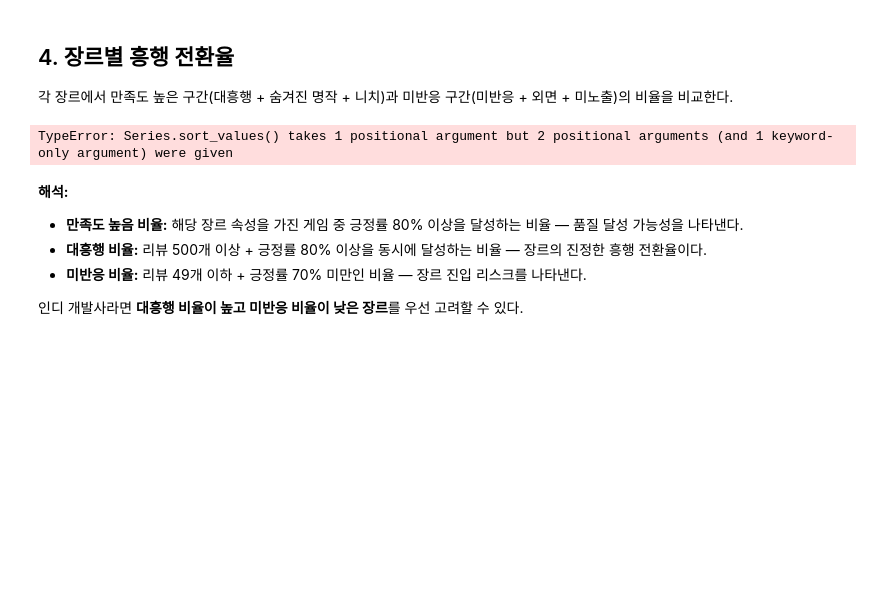
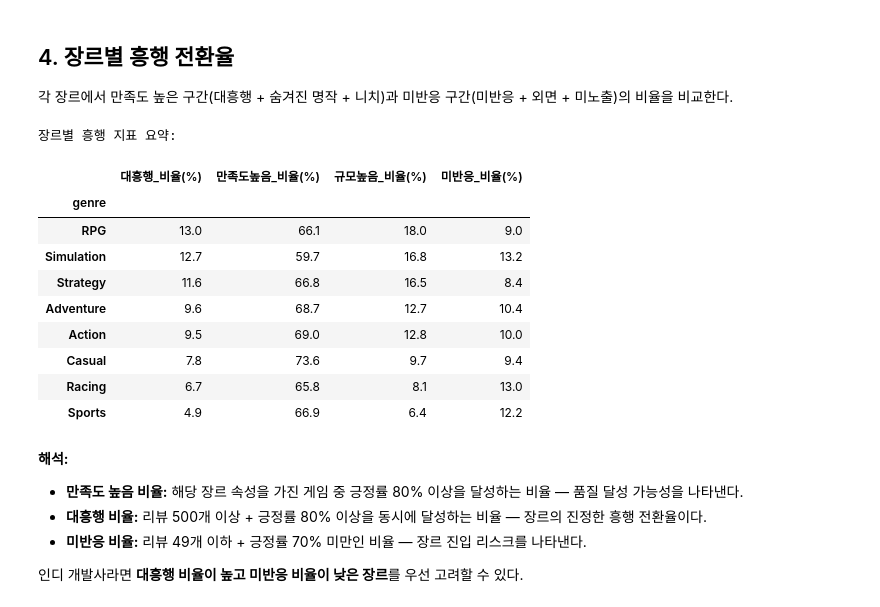
Before and after one commit to jinnyjinnyjinjin/steam-indie-game-analysis, a Jupyter notebook: src/notebooks/jin/05_genre_grade_risk.ipynb, the cells around one changed output. Drawn from its saved outputs; the diff is of its cells as text; code cells hidden in the pictures; blank space fills up the shorter version.

```diff
--- a/src/notebooks/jin/05_genre_grade_analysis.ipynb
+++ b/src/notebooks/jin/05_genre_grade_risk.ipynb
@@ -234,25 +234,36 @@ fig.show()
 # %%
 # 규모 기준 구간 분류
 HIGH_SCALE = ['high_high', 'high_mid', 'high_low']  # 규모 높음 (리뷰 500개 이상)
 MID_SCALE  = ['mid_high',  'mid_mid',  'mid_low']   # 규모 중간
 LOW_SCALE  = ['low_high',  'low_mid',  'low_low']   # 규모 낮음
 
 conversion = (
     df.groupby('genre')['performance_grade']
-    .apply(lambda x: pd.Series({
-        '대흥행_비율(%)': (x == 'high_high').mean() * 100,
-        '만족도높음_비율(%)': x.isin(HIGH_SAT).mean() * 100,
-        '규모높음_비율(%)': x.isin(HIGH_SCALE).mean() * 100,
-        '미반응_비율(%)': (x == 'low_low').mean() * 100,
-    }))
+    .agg(
+        대흥행_비율=lambda x: (x == 'high_high').mean() * 100,
+        만족도높음_비율=lambda x: x.isin(HIGH_SAT).mean() * 100,
+        규모높음_비율=lambda x: x.isin(HIGH_SCALE).mean() * 100,
+        미반응_비율=lambda x: (x == 'low_low').mean() * 100,
+    )
     .round(1)
-    .sort_values('대흥행_비율(%)', ascending=False)
+    .sort_values('대흥행_비율', ascending=False)
 )
+conversion.columns = ['대흥행_비율(%)', '만족도높음_비율(%)', '규모높음_비율(%)', '미반응_비율(%)']
 
 print('장르별 흥행 지표 요약:')
 display(conversion)
 # %% [output]
-TypeError: Series.sort_values() takes 1 positional argument but 2 positional arguments (and 1 keyword-only argument) were given
+장르별 흥행 지표 요약:
+|  | 대흥행_비율(%) | 만족도높음_비율(%) | 규모높음_비율(%) | 미반응_비율(%) |
+| genre |  |  |  |  |
+| RPG | 13.0 | 66.1 | 18.0 | 9.0 |
+| Simulation | 12.7 | 59.7 | 16.8 | 13.2 |
+| Strategy | 11.6 | 66.8 | 16.5 | 8.4 |
+| Adventure | 9.6 | 68.7 | 12.7 | 10.4 |
+| Action | 9.5 | 69.0 | 12.8 | 10.0 |
+| Casual | 7.8 | 73.6 | 9.7 | 9.4 |
+| Racing | 6.7 | 65.8 | 8.1 | 13.0 |
+| Sports | 4.9 | 66.9 | 6.4 | 12.2 |
 # %% [markdown]
 **해석:**
 - **만족도 높음 비율:** 해당 장르 속성을 가진 게임 중 긍정률 80% 이상을 달성하는 비율 — 품질 달성 가능성을 나타낸다.
```
Also changed, not shown: parts of 4 cells of this notebook, 3 other files.
